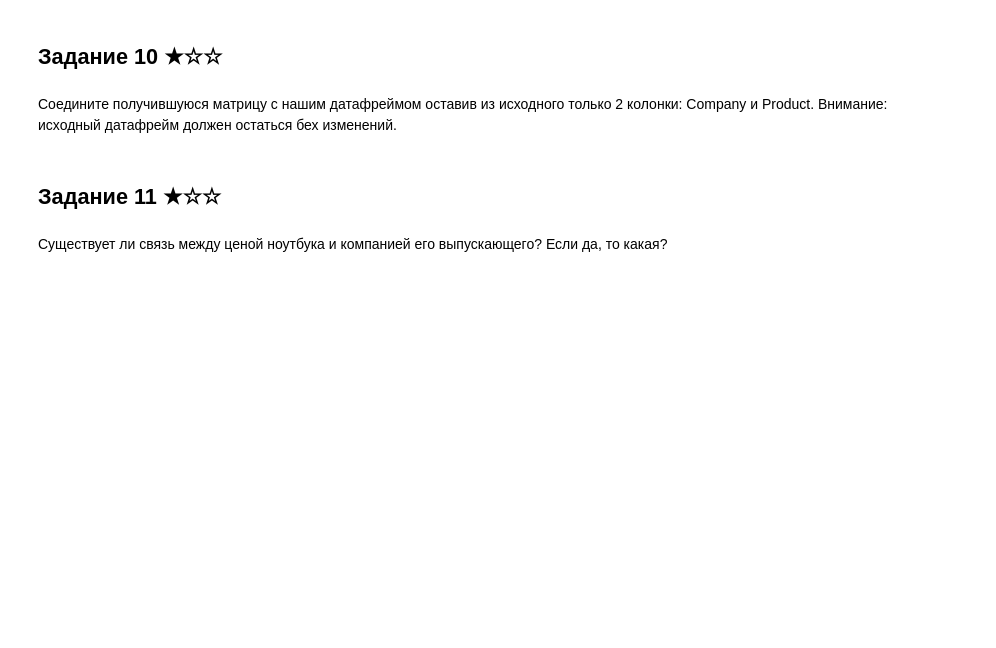
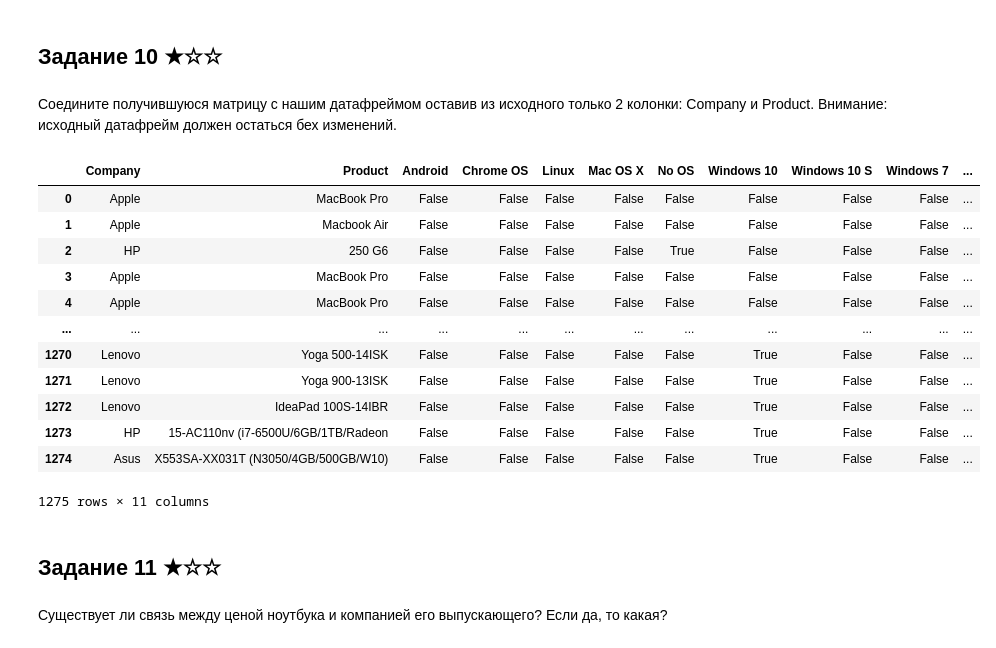
Before and after one commit to skv-analyst/education, a Jupyter notebook: ml-inside/101-python/2-hometask-1-python-students.ipynb, the cells around one changed output. Saved outputs shown, nothing was run; the diff lists cells and outputs as text; code cells hidden in the pictures; blank space fills up the shorter version.

```diff
--- a/ml-inside/101-python/2-hometask-1-python-students.ipynb
+++ b/ml-inside/101-python/2-hometask-1-python-students.ipynb
@@ -612,0 +646,3 @@ data
+# %%
+dummies = pd.get_dummies(data['OpSys'])
+dummies
@@ -619,3 +667,20 @@ data
+# %%
+data_dummies = pd.concat([data[['Company', 'Product']], dummies], axis=1)
+data_dummies
+# %% [output]
+|  | Company | Product | Android | Chrome OS | Linux | Mac OS X | No OS | Windows 10 | Windows 10 S | Windows 7 | ... |
+| 0 | Apple | MacBook Pro | False | False | False | False | False | False | False | False | ... |
+| 1 | Apple | Macbook Air | False | False | False | False | False | False | False | False | ... |
+| 2 | HP | 250 G6 | False | False | False | False | True | False | False | False | ... |
+| 3 | Apple | MacBook Pro | False | False | False | False | False | False | False | False | ... |
+| 4 | Apple | MacBook Pro | False | False | False | False | False | False | False | False | ... |
+| ... | ... | ... | ... | ... | ... | ... | ... | ... | ... | ... | ... |
+| 1270 | Lenovo | Yoga 500-14ISK | False | False | False | False | False | True | False | False | ... |
+| 1271 | Lenovo | Yoga 900-13ISK | False | False | False | False | False | True | False | False | ... |
+| 1272 | Lenovo | IdeaPad 100S-14IBR | False | False | False | False | False | True | False | False | ... |
+| 1273 | HP | 15-AC110nv (i7-6500U/6GB/1TB/Radeon | False | False | False | False | False | True | False | False | ... |
+| 1274 | Asus | X553SA-XX031T (N3050/4GB/500GB/W10) | False | False | False | False | False | True | False | False | ... |
+1275 rows × 11 columns
 # %% [markdown]
 ## Задание 11 ★☆☆
 # %% [markdown]
```
Also changed, not shown: parts of 31 cells of this notebook, 1 other file.
